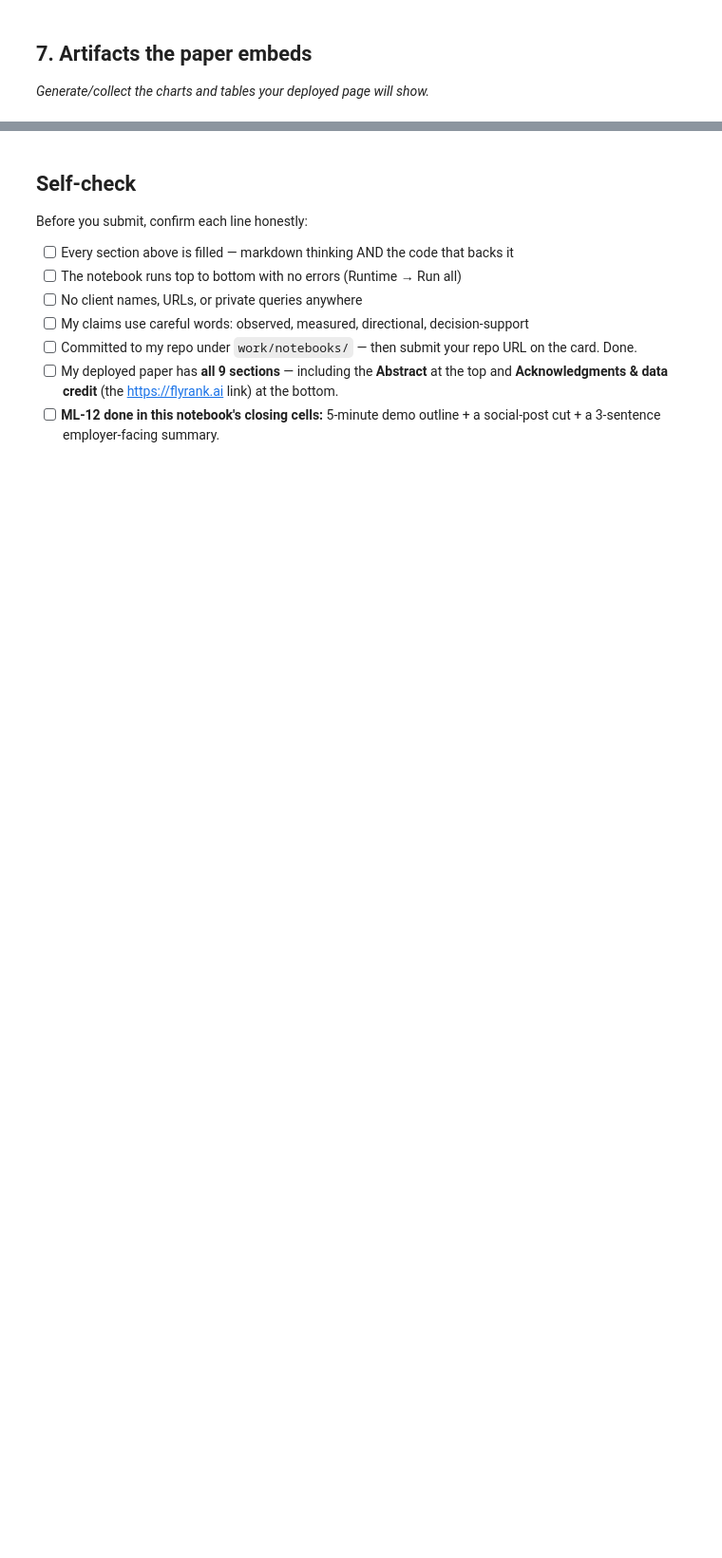
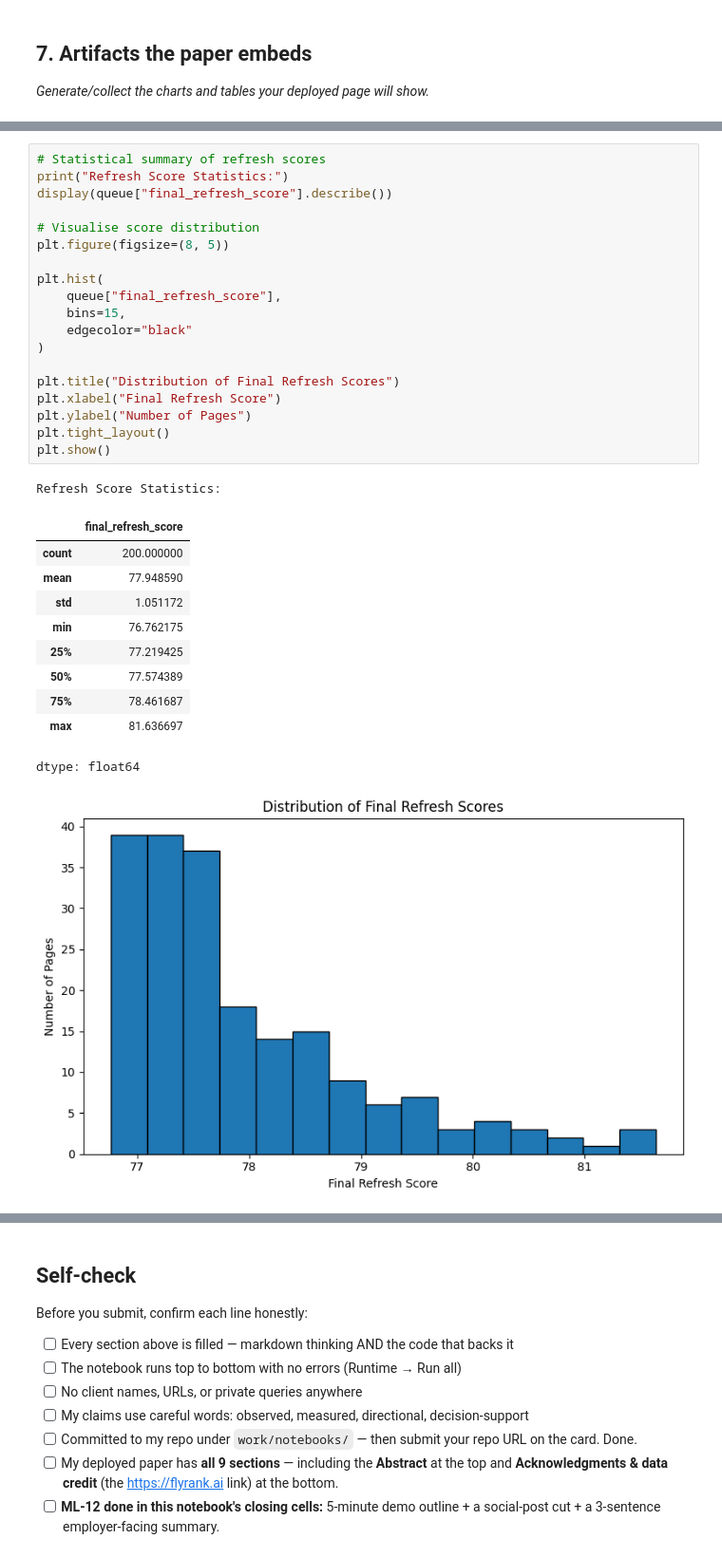
Before and after one commit to TEJAS7356/flyrank-ml-internship, a Jupyter notebook: work/notebooks/capstone.ipynb, the cells around one changed output, grey strips where cells are left out. Shown at 95% size. Cells and saved outputs as stored; diff of their text form; blank space fills up the shorter version.

```diff
--- a/work/notebooks/capstone.ipynb
+++ b/work/notebooks/capstone.ipynb
@@ -36,0 +313,32 @@ This skeleton is yours to fill. Work the sections **in order** — each one has
+# %%
+# Statistical summary of refresh scores
+print("Refresh Score Statistics:")
+display(queue["final_refresh_score"].describe())
+
+# Visualise score distribution
+plt.figure(figsize=(8, 5))
+
+plt.hist(
+    queue["final_refresh_score"],
+    bins=15,
+    edgecolor="black"
+)
+
+plt.title("Distribution of Final Refresh Scores")
+plt.xlabel("Final Refresh Score")
+plt.ylabel("Number of Pages")
+plt.tight_layout()
+plt.show()
+# %% [output]
+Refresh Score Statistics:
+|  | final_refresh_score |
+| count | 200.000000 |
+| mean | 77.948590 |
+| std | 1.051172 |
+| min | 76.762175 |
+| 25% | 77.219425 |
+| 50% | 77.574389 |
+| 75% | 78.461687 |
+| max | 81.636697 |
+dtype: float64
+[figure, added]
```
Also changed, not shown: parts of 19 cells of this notebook.
